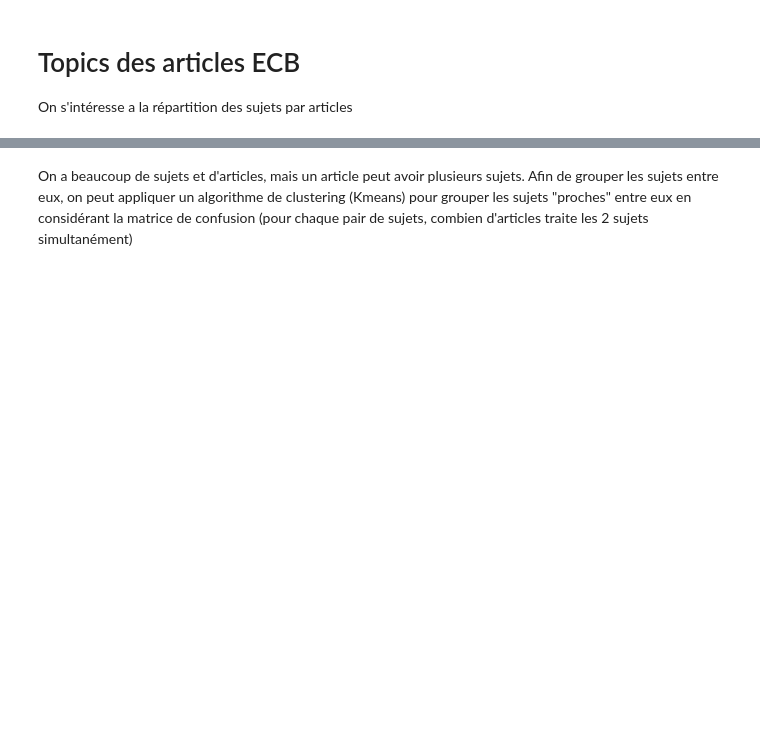
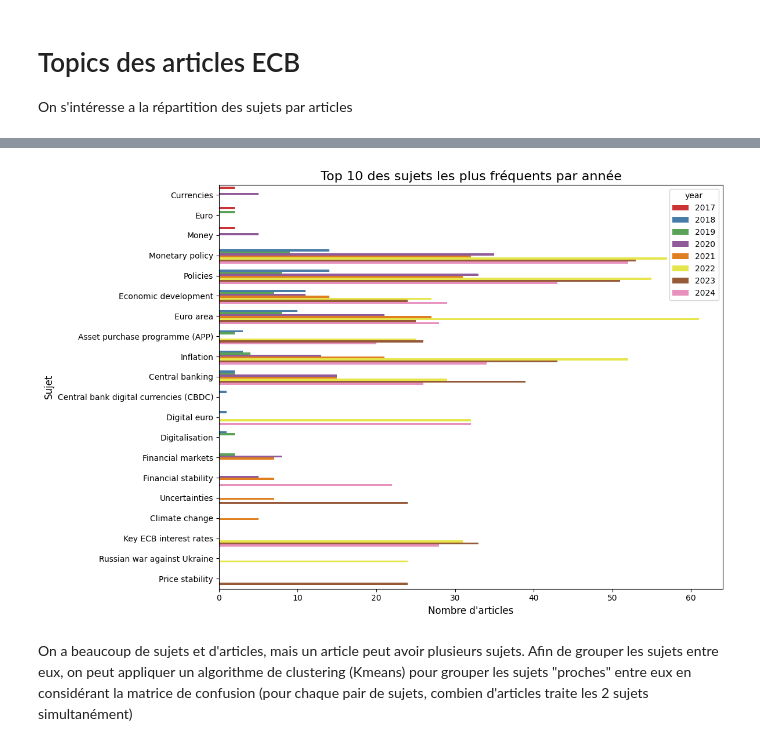
Before and after one commit to QMoayedpour/ML_fin_project, a Jupyter notebook: data_analysis.ipynb, the cells around one changed output, grey strips where cells are left out. Cells and saved outputs as stored; diff of their text form; code cells hidden in the pictures; blank space fills up the shorter version.

```diff
--- a/data_analysis.ipynb
+++ b/data_analysis.ipynb
@@ -15,0 +49,2 @@ df["topic"] = df["topic"].apply(ast.literal_eval)
+# %%
+df_topic["topic"] = df_topic["topic"].apply(ast.literal_eval)
@@ -43,3 +99,20 @@ plt.show()
+# %%
+df['year'] = df.index.year
+
+df_exploded = df.explode('topic')
+
+yearly_counts = df_exploded.groupby(['year', 'topic']).size().reset_index(name="count")
+top_yearly_counts = yearly_counts.groupby('year').apply(lambda x: x.nlargest(10, 'count')).reset_index(drop=True)
+
+plt.figure(figsize=(12, 8))
+sns.barplot(data=top_yearly_counts, x="count", y="topic", hue="year", palette="Set1")
+plt.title("Top 10 des sujets les plus fréquents par année", fontsize=16)
+plt.xlabel("Nombre d'articles", fontsize=12)
+plt.ylabel("Sujet", fontsize=12)
+plt.tight_layout()
+plt.show()
+# %% [output]
+[figure, added]
 # %% [markdown]
 On a beaucoup de sujets et d'articles, mais un article peut avoir plusieurs sujets. Afin de grouper les sujets entre eux, on peut appliquer un algorithme de clustering (Kmeans) pour grouper les sujets "proches" entre eux en considérant la matrice de confusion (pour chaque pair de sujets, combien d'articles traite les 2 sujets simultanément)
 # %%
```
Also changed, not shown: parts of 26 cells of this notebook.
